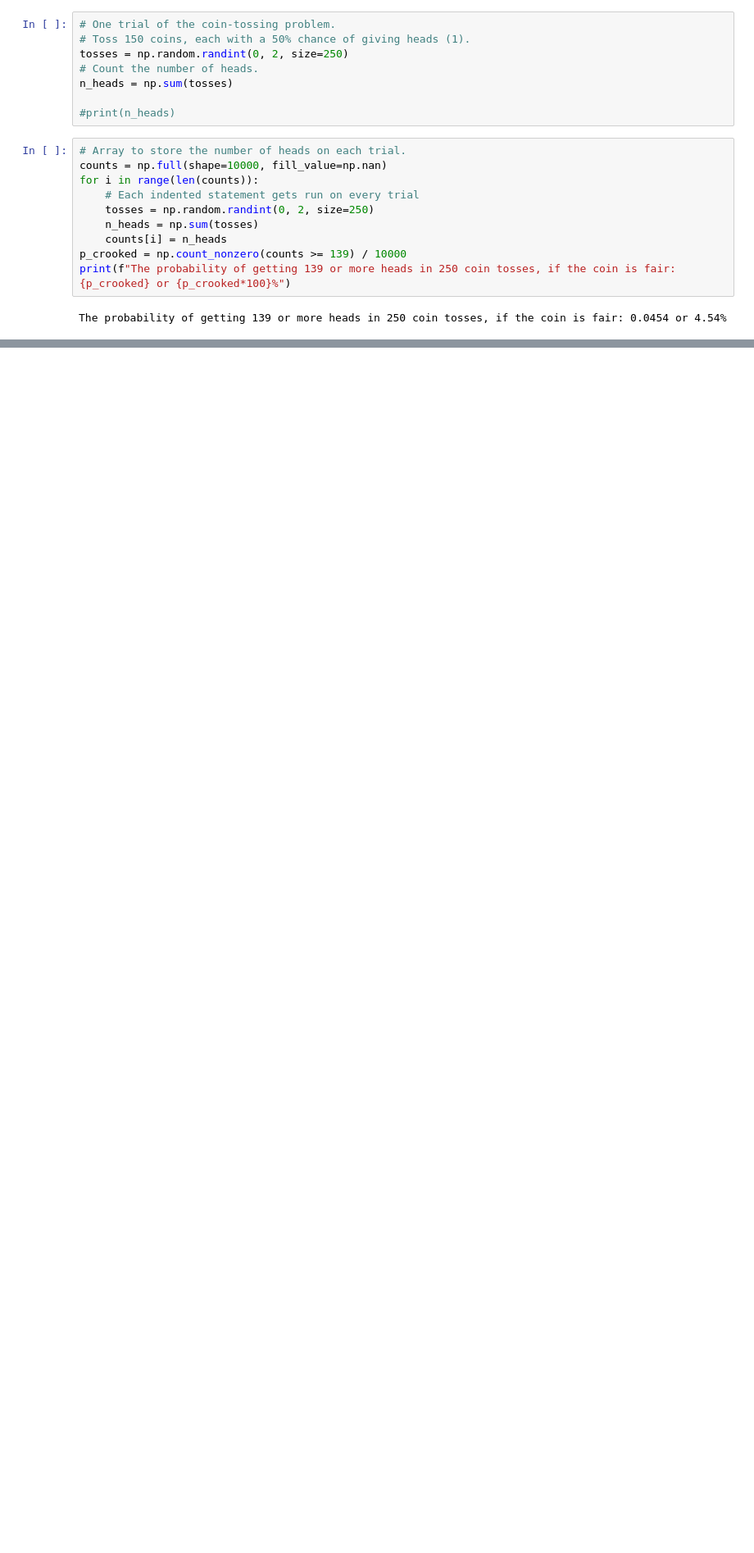
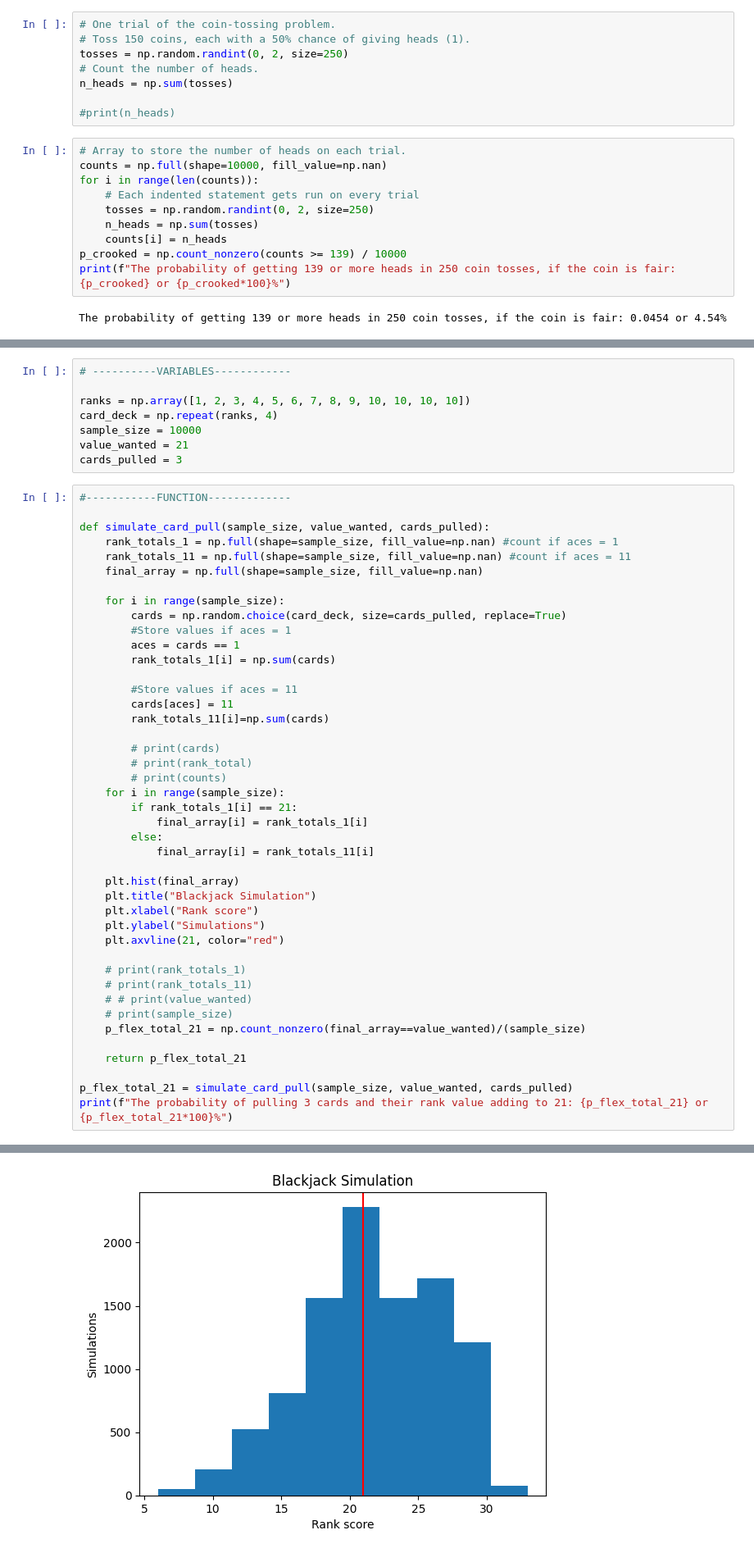
Before and after one commit to Berrybanana23/Data_Science_Simulation_Exercises, a Jupyter notebook: Data_Science_Simulation_Exercises.ipynb, the cells around one changed output, grey strips where cells are left out. Shown at 82% size. Saved outputs shown, nothing was run; the diff lists cells and outputs as text; blank space fills up the shorter version.

```diff
--- a/Data_Science_Simulation_Exercises.ipynb
+++ b/Data_Science_Simulation_Exercises.ipynb
@@ -296,0 +511,52 @@ plt.axvline(139, color="red")
+# %%
+# ----------VARIABLES------------
+
+ranks = np.array([1, 2, 3, 4, 5, 6, 7, 8, 9, 10, 10, 10, 10])
+card_deck = np.repeat(ranks, 4)
+sample_size = 10000
+value_wanted = 21
+cards_pulled = 3
+# %%
+#-----------FUNCTION-------------
+
+def simulate_card_pull(sample_size, value_wanted, cards_pulled):
+    rank_totals_1 = np.full(shape=sample_size, fill_value=np.nan) #count if aces = 1
+    rank_totals_11 = np.full(shape=sample_size, fill_value=np.nan) #count if aces = 11
+    final_array = np.full(shape=sample_size, fill_value=np.nan)
+
+    for i in range(sample_size):
+        cards = np.random.choice(card_deck, size=cards_pulled, replace=True)
+        #Store values if aces = 1
+        aces = cards == 1
+        rank_totals_1[i] = np.sum(cards)
+
+        #Store values if aces = 11
+        cards[aces] = 11
+        rank_totals_11[i]=np.sum(cards)
+
+        # print(cards)
+        # print(rank_total)
+        # print(counts)
+    for i in range(sample_size):
+        if rank_totals_1[i] == 21:
+            final_array[i] = rank_totals_1[i]
+        else:
+            final_array[i] = rank_totals_11[i]
+
+    plt.hist(final_array)
+    plt.title("Blackjack Simulation")
+    plt.xlabel("Rank score")
+    plt.ylabel("Simulations")
+    plt.axvline(21, color="red")
+
+    # print(rank_totals_1)
+    # print(rank_totals_11)
+    # # print(value_wanted)
+    # print(sample_size)
+    p_flex_total_21 = np.count_nonzero(final_array==value_wanted)/(sample_size)
+
+    return p_flex_total_21
+
+p_flex_total_21 = simulate_card_pull(sample_size, value_wanted, cards_pulled)
+print(f"The probability of pulling 3 cards and their rank value adding to 21: {p_flex_total_21} or {p_flex_total_21*100}%")
+# %% [output]
@@ -296,0 +564 @@ plt.axvline(139, color="red")
+[figure, added]
```
Also changed, not shown: parts of 15 cells of this notebook.
